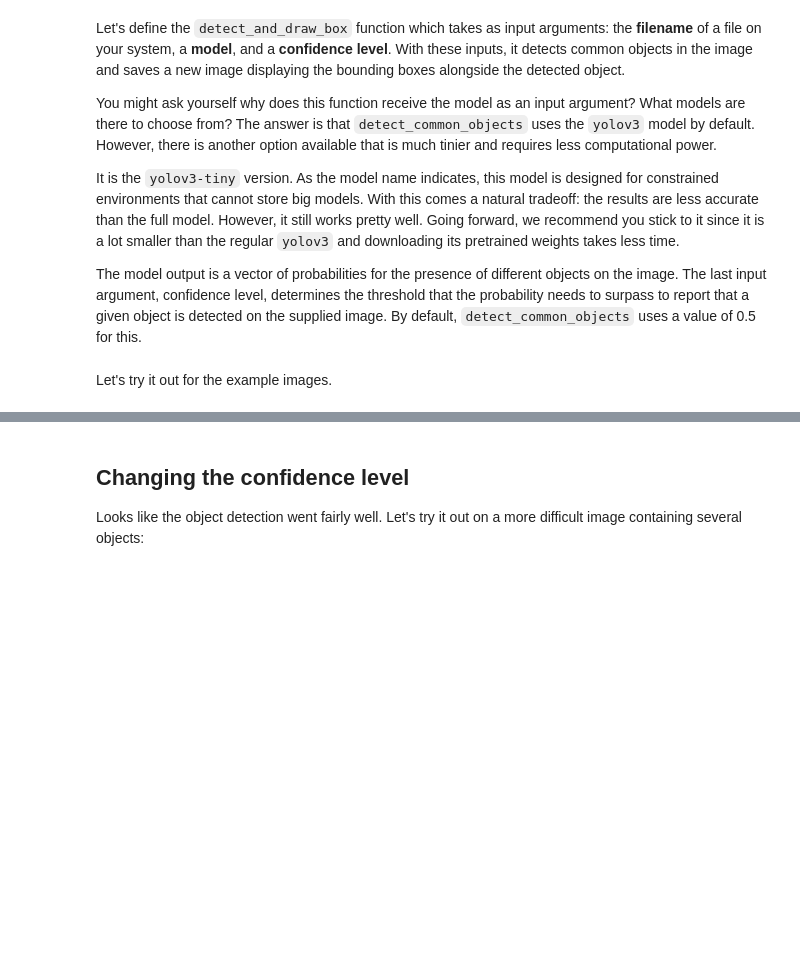
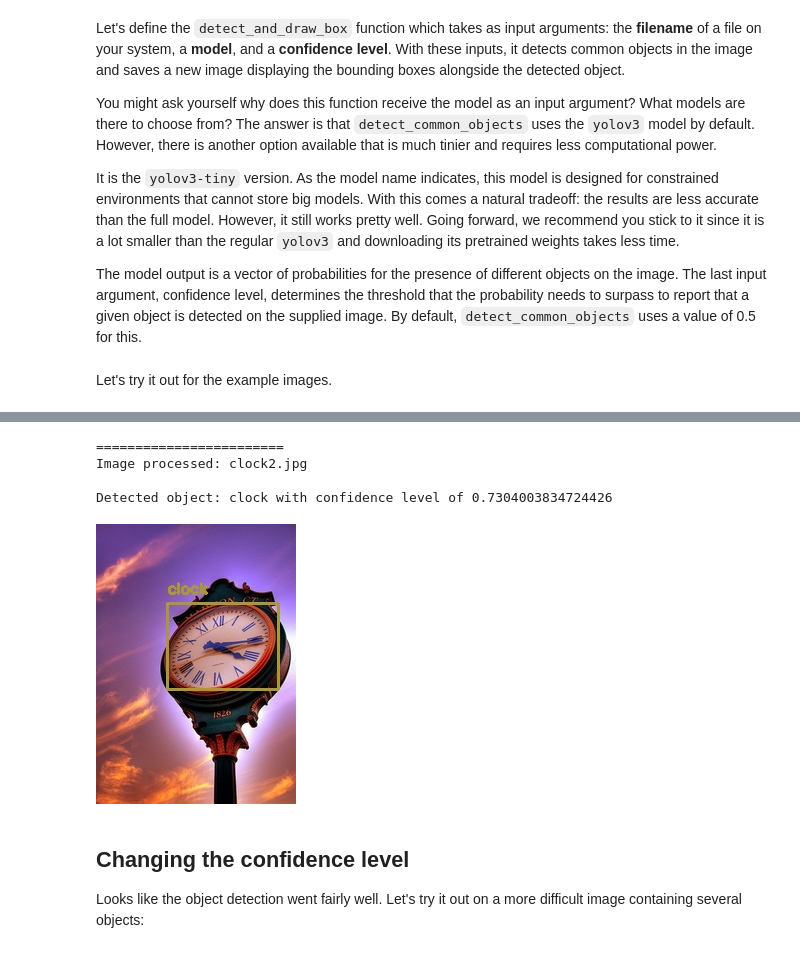
Before and after one commit to Yingxu-Mu/machine-learning-engineering-for-production-mlops-course-notes, a Jupyter notebook: MLEP-Lab/course1/week1/server.ipynb, the cells around one changed output, grey strips where cells are left out. Saved outputs shown, nothing was run; the diff lists cells and outputs as text; code cells hidden in the pictures; blank space fills up the shorter version.

Commit message:
completed adding confidence score

```diff
--- a/MLEP-Lab/course1/week1/server.ipynb
+++ b/MLEP-Lab/course1/week1/server.ipynb
@@ -160,3 +160,11 @@ Detected object: car with confidence level of 0.6325442790985107
+# %%
+detect_and_draw_box("clock2.jpg")
+# %% [output]
+========================
+Image processed: clock2.jpg
+
+Detected object: clock with confidence level of 0.7304003834724426
+[figure, added]
 # %% [markdown]
 ## Changing the confidence level
 
```
Also changed, not shown: parts of 6 cells of this notebook, 12 other files.
